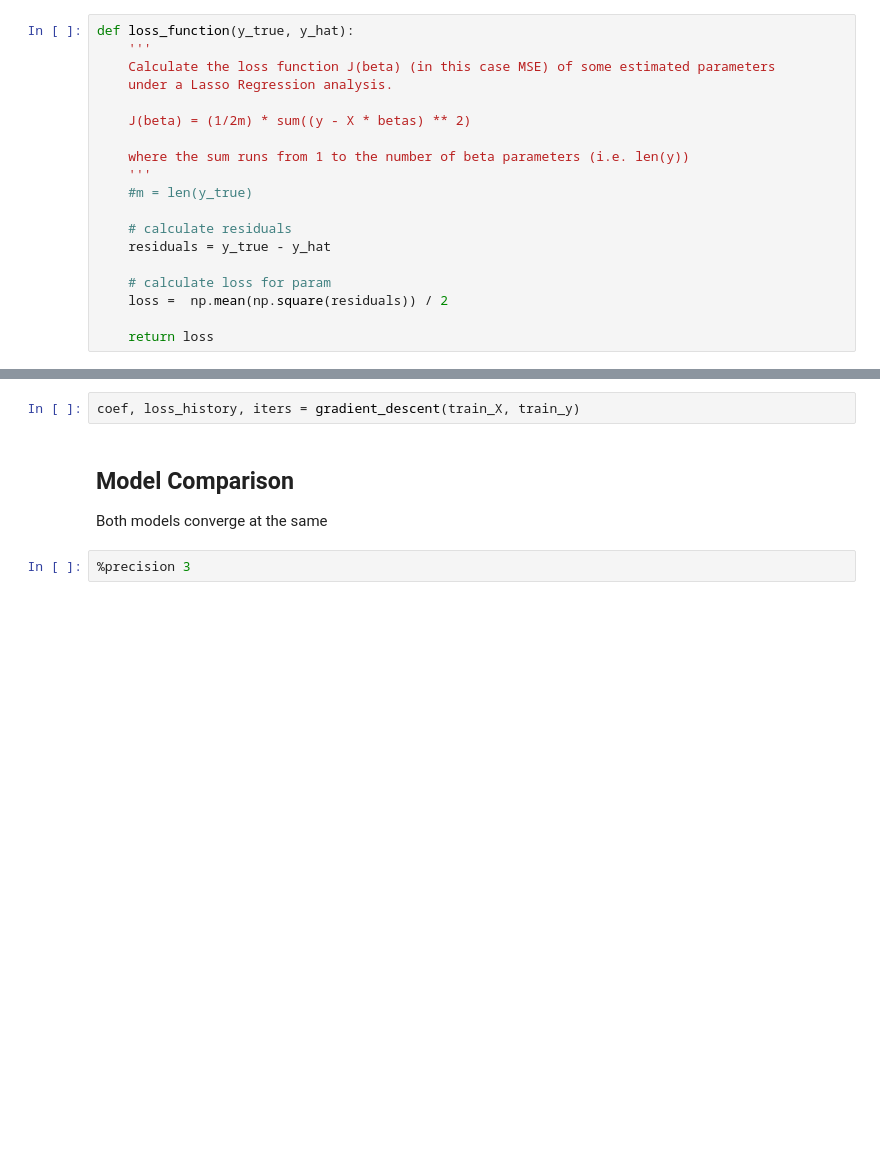
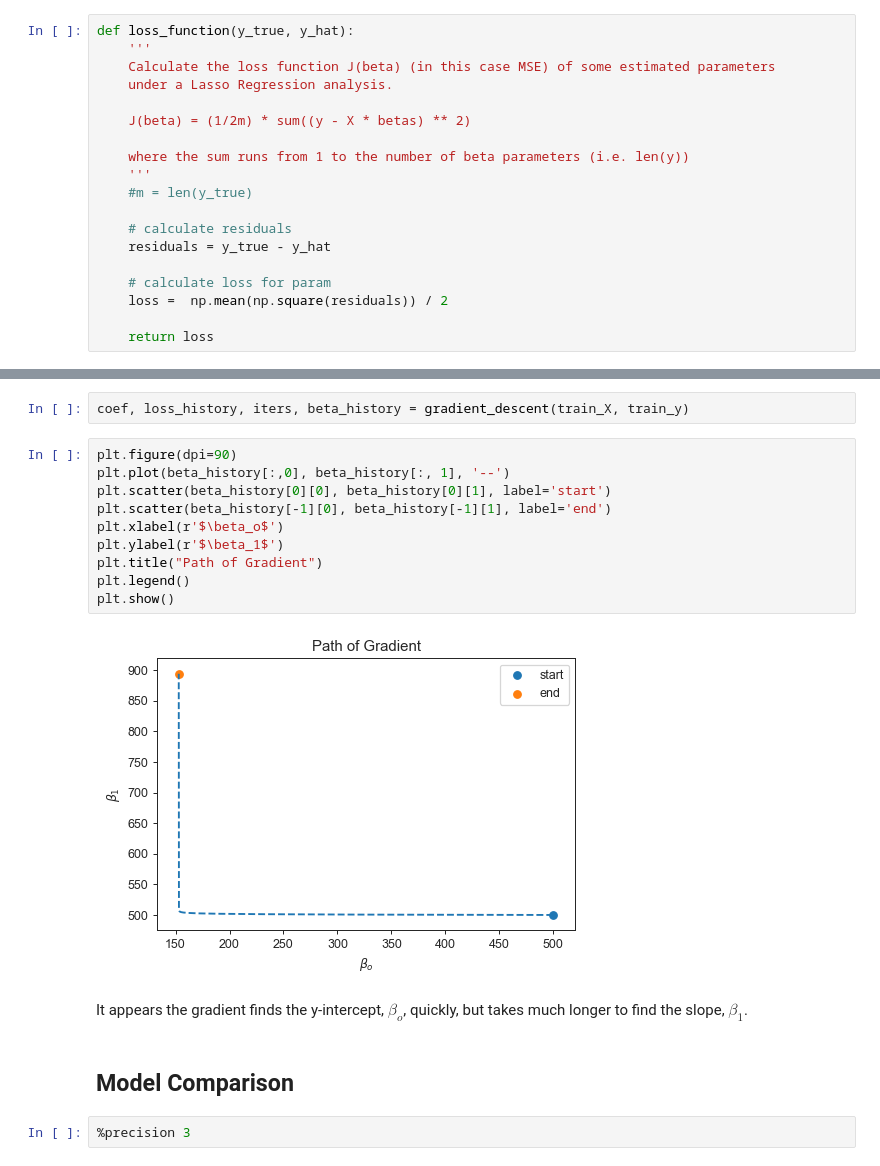
Before and after one commit to aaron-ortega/understanding-ML-techniques, a Jupyter notebook: linear_models/gradient_descent_vs_lasso.ipynb, the cells around one changed output, grey strips where cells are left out. Saved outputs shown, nothing was run; the diff lists cells and outputs as text; blank space fills up the shorter version.

```diff
--- a/linear_models/gradient_descent_vs_lasso.ipynb
+++ b/linear_models/gradient_descent_vs_lasso.ipynb
@@ -106,8 +111,21 @@ def gradient_descent(X, y, learning_rate=0.1, tol=0.001, max_iter=int(1e5)):
 # %%
-coef, loss_history, iters = gradient_descent(train_X, train_y)
+coef, loss_history, iters, beta_history = gradient_descent(train_X, train_y)
+# %%
+plt.figure(dpi=90)
+plt.plot(beta_history[:,0], beta_history[:, 1], '--')
+plt.scatter(beta_history[0][0], beta_history[0][1], label='start')
+plt.scatter(beta_history[-1][0], beta_history[-1][1], label='end')
+plt.xlabel(r'$\beta_o$')
+plt.ylabel(r'$\beta_1$')
+plt.title("Path of Gradient")
+plt.legend()
+plt.show()
+# %% [output]
+[figure, added]
+# %% [markdown]
+It appears the gradient finds the y-intercept, $\beta_o$, quickly, but takes much longer to find the slope, $\beta_1$.
 # %% [markdown]
 ## Model Comparison
-Both models converge at the same
 # %%
 %precision 3
 # %% [output]
```
Also changed, not shown: parts of 9 cells of this notebook.
